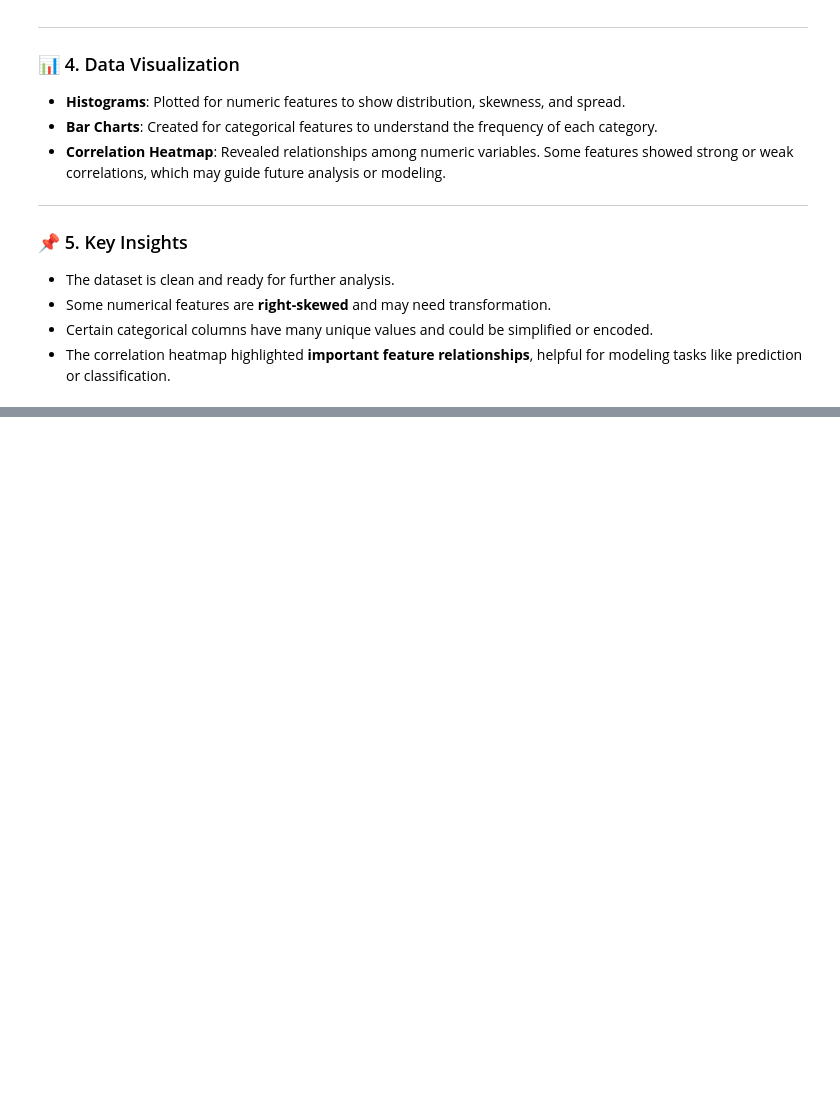
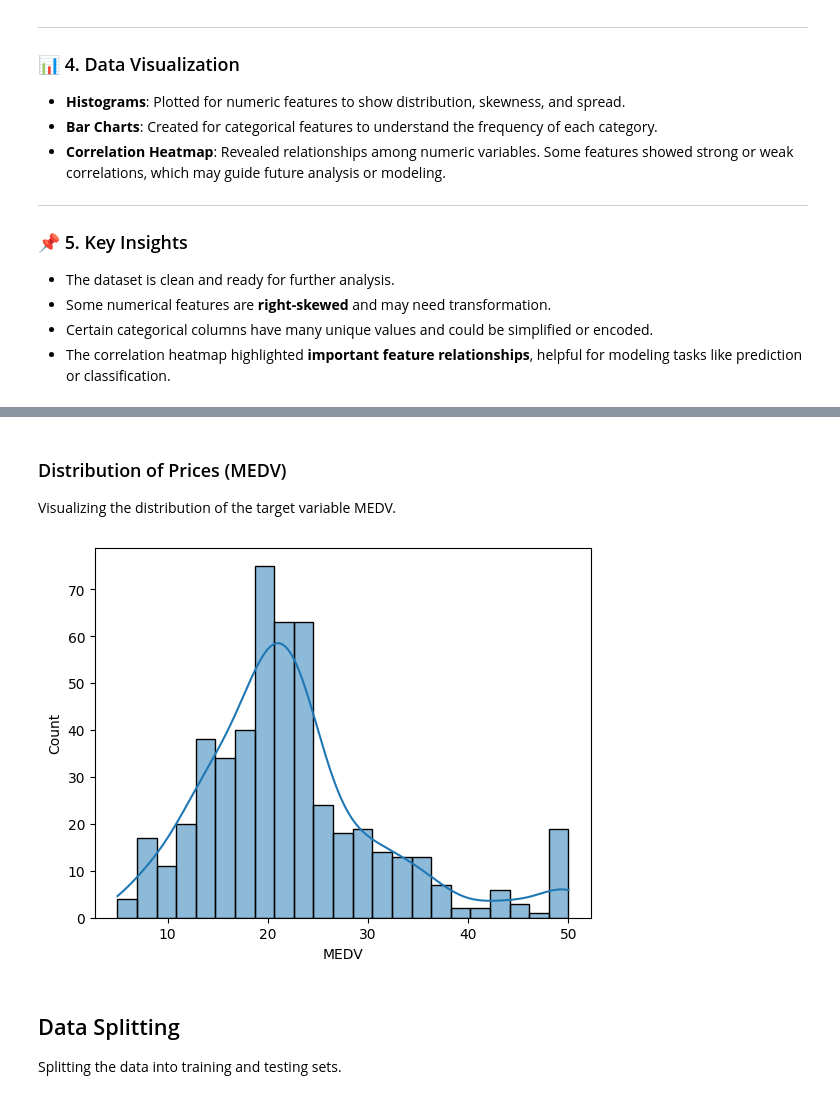
Before and after one commit to Urooj112233/Task-1-of-Data-Science-internship, a Jupyter notebook: Task1.ipynb, the cells around one changed output, grey strips where cells are left out. Saved outputs shown, nothing was run; the diff lists cells and outputs as text; code cells hidden in the pictures; blank space fills up the shorter version.

```diff
--- a/Task1.ipynb
+++ b/Task1.ipynb
@@ -251,0 +577,11 @@ The Airbnb dataset contains multiple rows and columns with both **numerical** (e
+# %% [markdown]
+### Distribution of Prices (MEDV)
+Visualizing the distribution of the target variable MEDV.
+# %%
+sns.histplot(df['MEDV'], kde=True)
+plt.show()
+# %% [output]
+[figure, added]
+# %% [markdown]
+## Data Splitting
+Splitting the data into training and testing sets.
```
Also changed, not shown: parts of 43 cells of this notebook.
